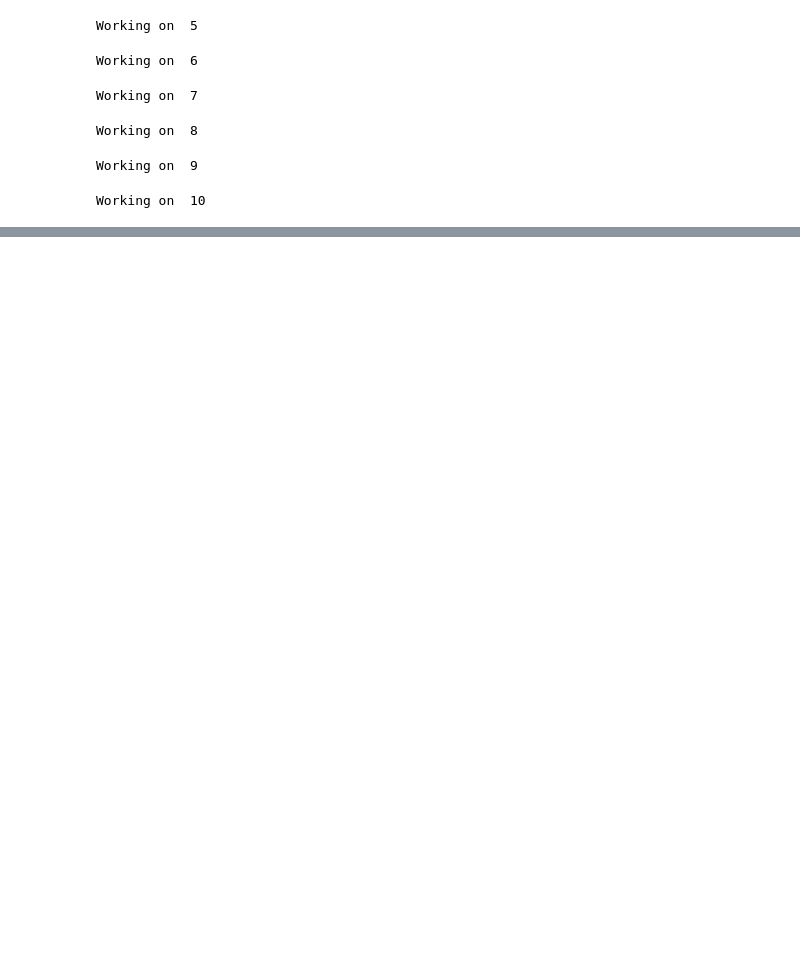
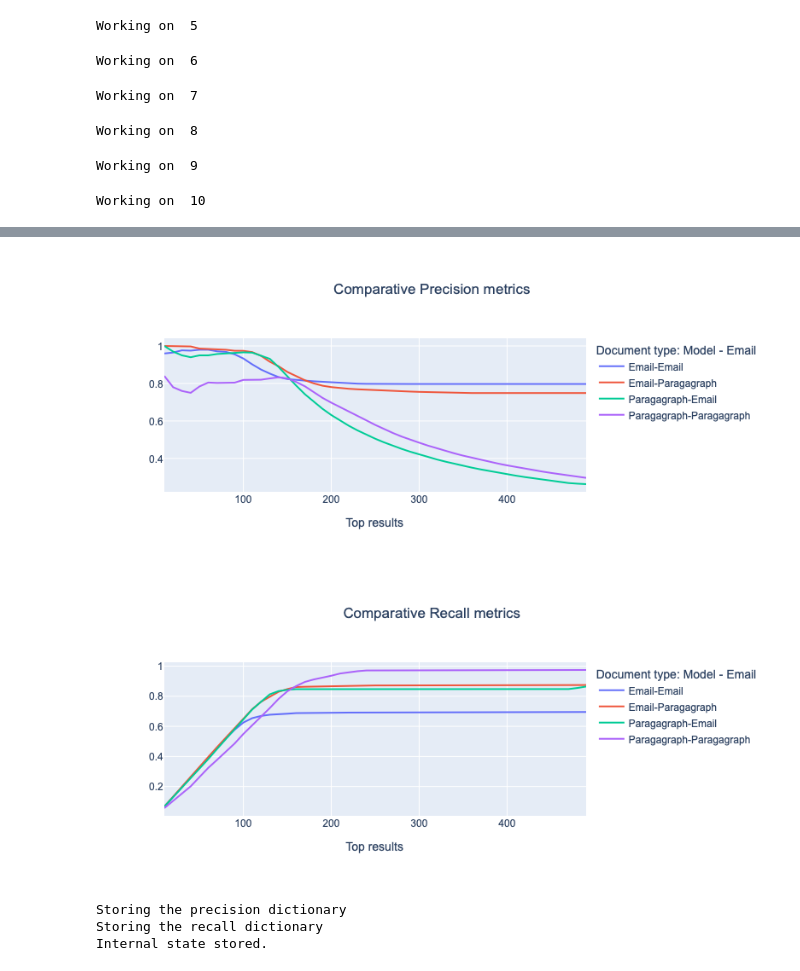
Before and after one commit to Riaal-Domingues/forensic_document_classification, a Jupyter notebook: notebooks/Models/Experiment3.ipynb, the cells around one changed output, grey strips where cells are left out. Saved outputs shown, nothing was run; the diff lists cells and outputs as text; code cells hidden in the pictures; blank space fills up the shorter version.

```diff
--- a/notebooks/Models/Experiment3.ipynb
+++ b/notebooks/Models/Experiment3.ipynb
@@ -852,0 +902,54 @@ plot_pr_metrics(top_n,precision_avg,recall_avg,'Trained Model: Paragraph -- Scor
+# %%
+def plot_multiple_metrics(top_n, name_list, metric_list, title, legend_title):
+    fig = go.Figure()
+    for name,metric in zip(name_list,metric_list):
+        fig.add_scatter(x=top_n, y=metric, name=name)
+
+    fig.update_layout(
+    title={
+        'text' : title,
+        'y':0.9,
+        'x':0.5,
+        'xanchor': 'center',
+        'yanchor': 'top'},
+    xaxis_title="Top results",
+    yaxis_title="",
+    legend_title=legend_title,
+    font=dict(
+        family="Arial"
+        )
+    )
+    fig.show()
+
+
+title = "Comparative Precision metrics"
+legend_title = "Document type: Model - Email"
+name_list = ["Email-Email","Email-Paragagraph","Paragagraph-Email","Paragagraph-Paragagraph"]
+metric_list_precision = [precision_avg_e_e,precision_avg_e_p,precision_avg_p_e,precision_avg_p_p]
+
+
+plot_multiple_metrics(top_n, name_list, metric_list_precision, title, legend_title)
+
+title = "Comparative Recall metrics"
+metric_list_recall = [recall_avg_e_e,recall_avg_e_p,recall_avg_p_e,recall_avg_p_p]
+plot_multiple_metrics(top_n, name_list, metric_list_recall, title, legend_title)
+# %% [output]
+[figure, added]
+[figure, added]
+# %%
+# Store the internal state for the multiple queries
+import pickle
+
+print('Storing the precision dictionary')
+with open('./stored_state_experiment3/precision_dictionary.dat', 'wb') as filehandle:
+    pickle.dump(precision_dictionary, filehandle)
+
+print('Storing the recall dictionary')
+with open('./stored_state_experiment3/recall_dictionary.dat', 'wb') as filehandle:
+    pickle.dump(recall_dictionary, filehandle)
+
+print('Internal state stored.')
+# %% [output]
+Storing the precision dictionary
+Storing the recall dictionary
+Internal state stored.
```
Also changed, not shown: parts of 8 cells of this notebook.
